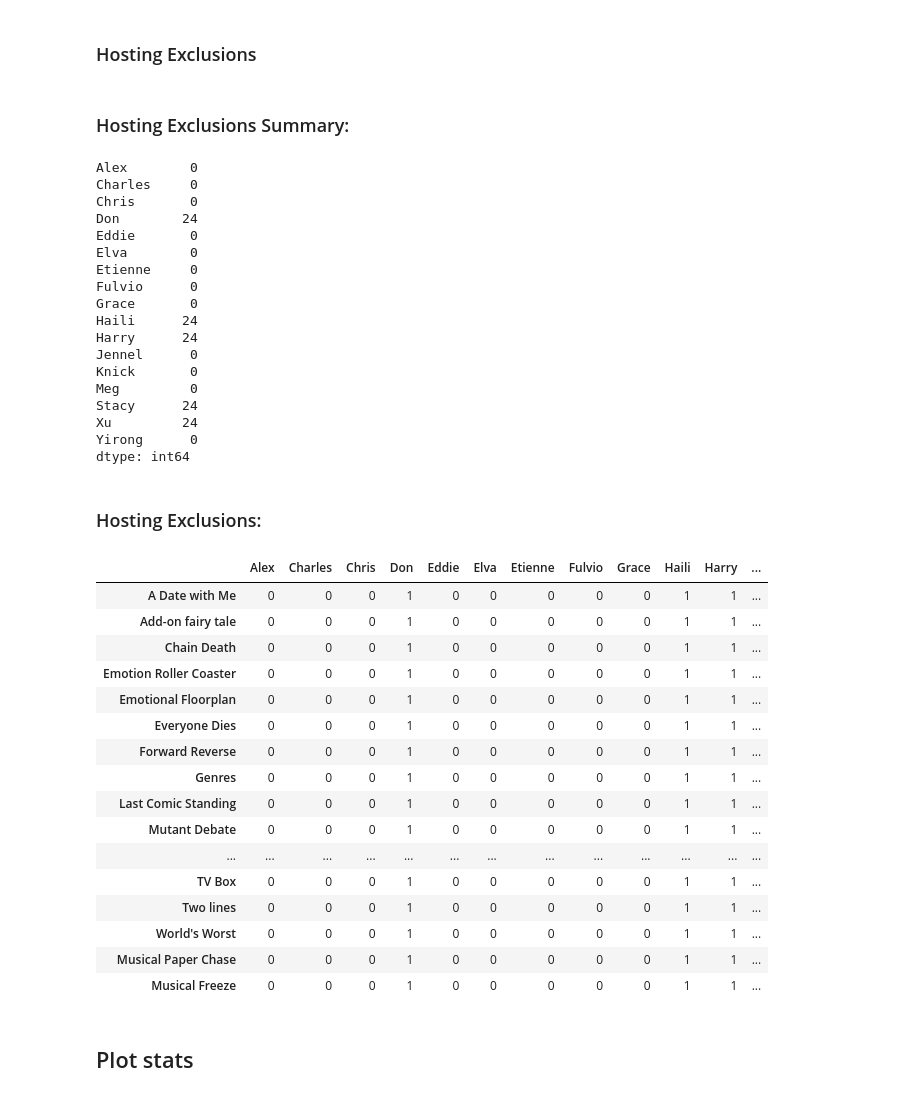
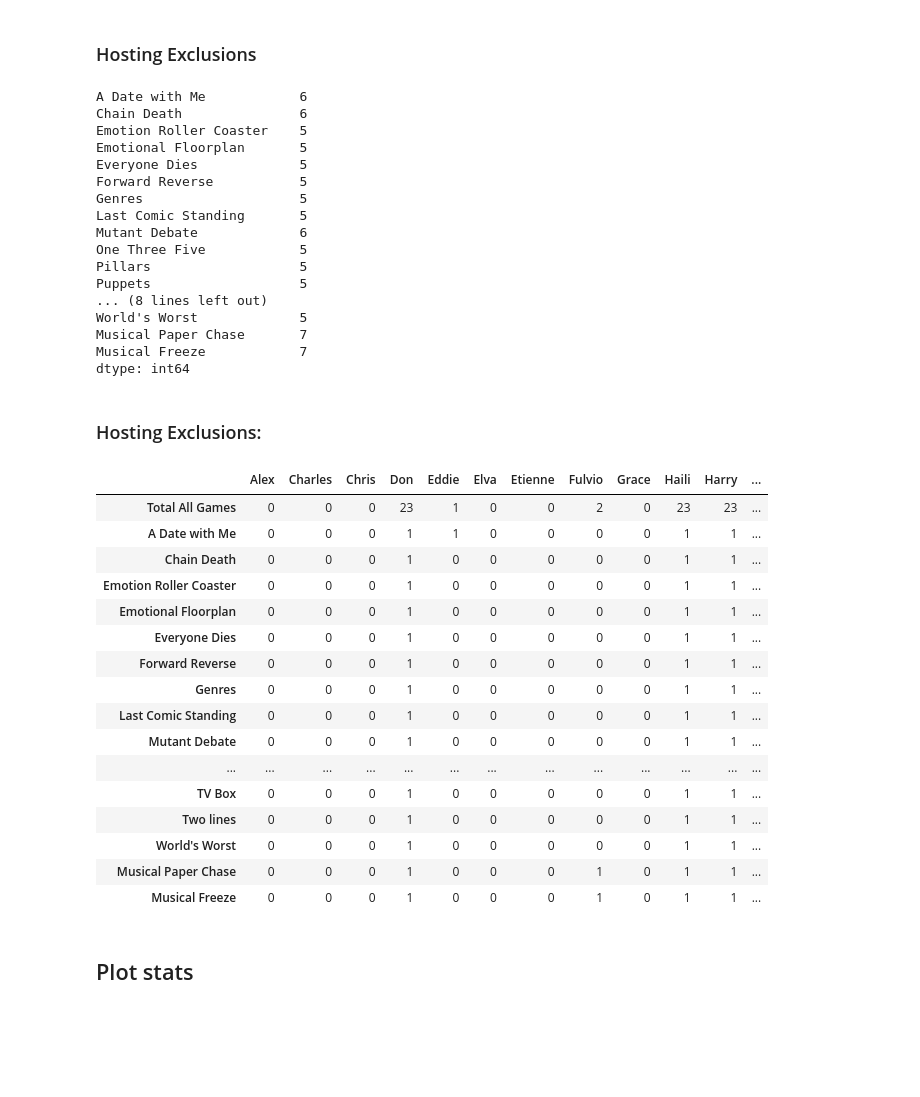
Before and after one commit to vtecftwy/improv_randomizer, a Jupyter notebook: nbs/0.01_review_player_stats.ipynb, the cells around one changed output. Cells and saved outputs as stored; diff of their text form; code cells hidden in the pictures; blank space fills up the shorter version.

```diff
--- a/nbs/0.01_review_player_stats.ipynb
+++ b/nbs/0.01_review_player_stats.ipynb
@@ -35,6 +36,18 @@ p2prompts = ROOT/ f"config/{config_dict['cfg-folder']}/{config_dict['prompts']}"
 
 with open(p2games, 'r') as fp: games = json.load(fp)
 with open(p2cast, 'r') as fp: cast = sorted([l.rstrip('\n') for l in fp.readlines()])
+# %%
+# Define a function to apply conditional formatting
+def color_non_zeros(val):
+    color = '' if val > 0 else ''
+    background = 'steelblue' if val > 0 else ''
+    return f'color: {color}; background-color: {background}'
+
+# # # Apply the function to the DataFrame
+# styled_df = df.style.map(color_non_zeros)
+
+# # # Display the styled DataFrame
+# styled_df
 # %% [markdown]
 ## Game and Hosting exclusion summary
 # %% [markdown]
@@ -143,39 +118,38 @@ dtype: int64
 # %%
 host_exclude = {g['name']: g['host_exclude'] for g in games.values()}
 df = pd.DataFrame(index=host_exclude.keys(),columns=cast).fillna(0)
 for idx, excl in host_exclude.items():
     hosting_cast = list(set(cast).intersection(set(excl)))
     df.loc[idx, hosting_cast] = 1
-game_hosting_summary = df.sum(axis=0)
+df = pd.concat([df.sum(axis=0).to_frame(name='Total All Games').T, df])
+game_exlusion_summary = df.sum(axis=1).iloc[1:]
+display(game_exlusion_summary)
 
-display(Markdown('### Hosting Exclusions Summary:'))
-display(game_hosting_summary)
 display(Markdown('### Hosting Exclusions:'))
-display(df)
+df_styled = df.style.map(color_non_zeros)
+display(df_styled)
 # %% [output]
+A Date with Me            6
+Chain Death               6
+Emotion Roller Coaster    5
+Emotional Floorplan       5
+Everyone Dies             5
+Forward Reverse           5
+Genres                    5
+Last Comic Standing       5
+Mutant Debate             6
+One Three Five            5
+Pillars                   5
+Puppets                   5
+... (8 lines left out)
+World's Worst             5
+Musical Paper Chase       7
+Musical Freeze            7
+dtype: int64
-### Hosting Exclusions Summary:
+### Hosting Exclusions:
-Alex        0
-Charles     0
-Chris       0
-Don        24
-Eddie       0
-Elva        0
-Etienne     0
-Fulvio      0
-Grace       0
-Haili      24
-Harry      24
-Jennel      0
-Knick       0
-Meg         0
-Stacy      24
-Xu         24
-Yirong      0
-dtype: int64
-### Hosting Exclusions:
 |  | Alex | Charles | Chris | Don | Eddie | Elva | Etienne | Fulvio | Grace | Haili | Harry | ... |
-| A Date with Me | 0 | 0 | 0 | 1 | 0 | 0 | 0 | 0 | 0 | 1 | 1 | ... |
-| Add-on fairy tale | 0 | 0 | 0 | 1 | 0 | 0 | 0 | 0 | 0 | 1 | 1 | ... |
+| Total All Games | 0 | 0 | 0 | 23 | 1 | 0 | 0 | 2 | 0 | 23 | 23 | ... |
+| A Date with Me | 0 | 0 | 0 | 1 | 1 | 0 | 0 | 0 | 0 | 1 | 1 | ... |
 | Chain Death | 0 | 0 | 0 | 1 | 0 | 0 | 0 | 0 | 0 | 1 | 1 | ... |
 | Emotion Roller Coaster | 0 | 0 | 0 | 1 | 0 | 0 | 0 | 0 | 0 | 1 | 1 | ... |
 | Emotional Floorplan | 0 | 0 | 0 | 1 | 0 | 0 | 0 | 0 | 0 | 1 | 1 | ... |
@@ -188,8 +162,8 @@ dtype: int64
 | TV Box | 0 | 0 | 0 | 1 | 0 | 0 | 0 | 0 | 0 | 1 | 1 | ... |
 | Two lines | 0 | 0 | 0 | 1 | 0 | 0 | 0 | 0 | 0 | 1 | 1 | ... |
 | World's Worst | 0 | 0 | 0 | 1 | 0 | 0 | 0 | 0 | 0 | 1 | 1 | ... |
-| Musical Paper Chase | 0 | 0 | 0 | 1 | 0 | 0 | 0 | 0 | 0 | 1 | 1 | ... |
-| Musical Freeze | 0 | 0 | 0 | 1 | 0 | 0 | 0 | 0 | 0 | 1 | 1 | ... |
+| Musical Paper Chase | 0 | 0 | 0 | 1 | 0 | 0 | 0 | 1 | 0 | 1 | 1 | ... |
+| Musical Freeze | 0 | 0 | 0 | 1 | 0 | 0 | 0 | 1 | 0 | 1 | 1 | ... |
 # %% [markdown]
 ## Plot stats
 # %% [markdown]
```
Also changed, not shown: parts of 7 cells of this notebook, 1 other file.
